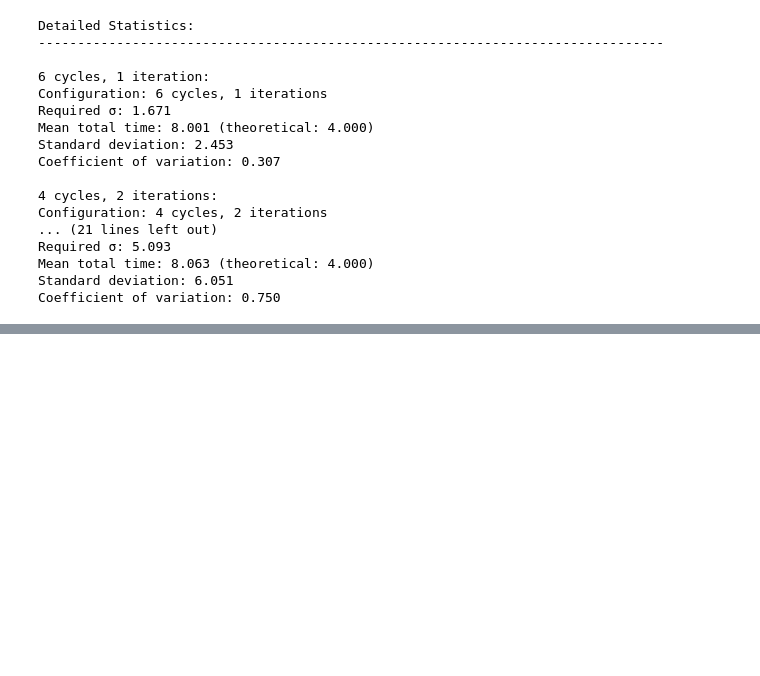
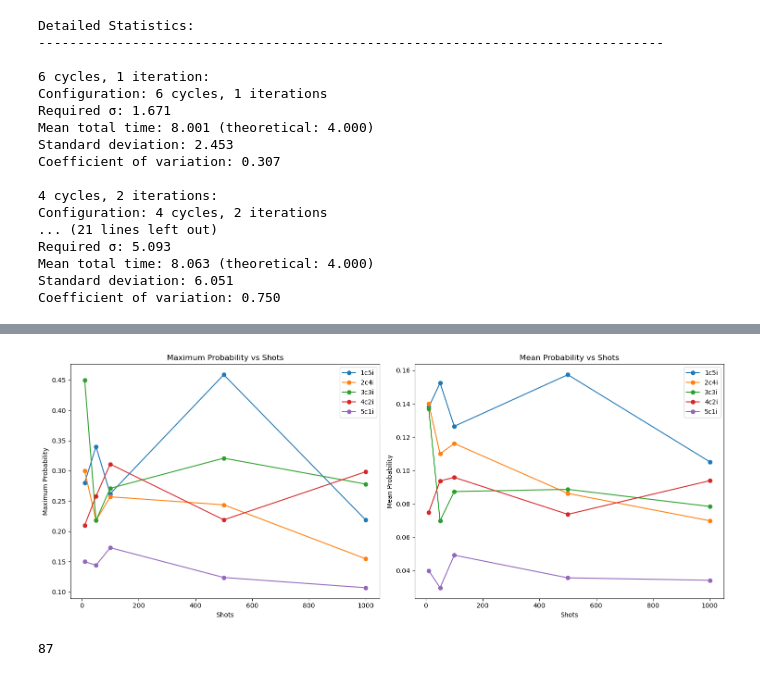
Before and after one commit to OnatAyldz/rodeo_algorithm_frib, a Jupyter notebook: ra_si_noisecalculator.ipynb, the cells around one changed output, grey strips where cells are left out. Saved outputs shown, nothing was run; the diff lists cells and outputs as text; code cells hidden in the pictures; blank space fills up the shorter version.

```diff
--- a/ra_si_noisecalculator.ipynb
+++ b/ra_si_noisecalculator.ipynb
@@ -474,0 +374,22 @@ CircuitError: 'Cannot bind parameters ($t_1$, $t_4$, $t_5$, $t_0$, $t_3$, $t_2$)
+# %%
+fig, (ax1, ax2) = plt.subplots(1, 2, figsize=(15, 6))
+
+for i in range(len(cycles_list)):
+    max_probs = [results[shots][i]['max_probability'] for shots in shots_per_same_time]
+    mean_probs = [results[shots][i]['mean_probability'] for shots in shots_per_same_time]
+
+    ax1.plot(shots_per_same_time, max_probs, label=f"{cycles_list[i]}c{iterations_list[i]}i", marker='o')
+    ax2.plot(shots_per_same_time, mean_probs, label=f"{cycles_list[i]}c{iterations_list[i]}i", marker='o')
+
+ax1.set(xlabel='Shots', ylabel='Maximum Probability', title='Maximum Probability vs Shots')
+ax2.set(xlabel='Shots', ylabel='Mean Probability', title='Mean Probability vs Shots')
+ax1.legend()
+ax2.legend()
+plt.tight_layout()
+plt.show()
+# %% [output]
+[figure, added]
+# %%
+len(all_probabilities)
+# %% [output]
+87
```
Also changed, not shown: parts of 10 cells of this notebook, 5 other files.
